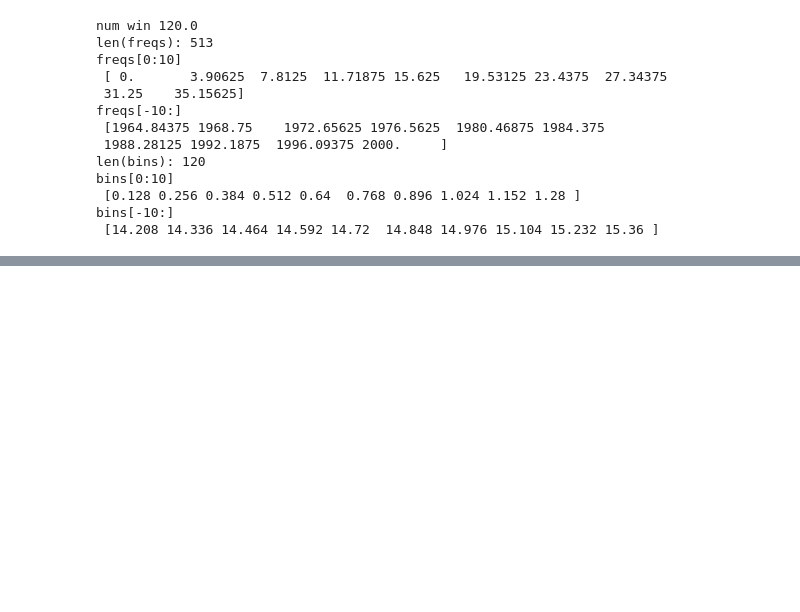
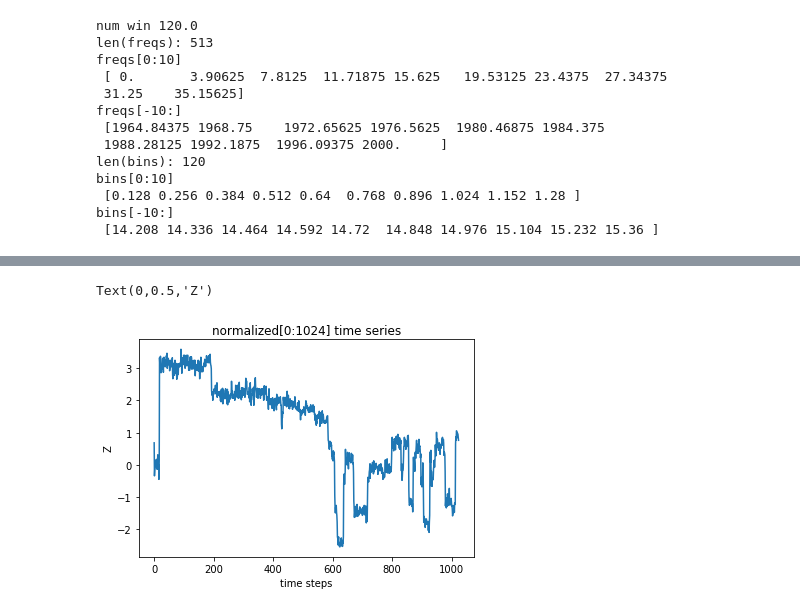
Before and after one commit to AEDWIP/DeepBio, a Jupyter notebook: nanoPoreSpectrogram.ipynb, the cells around one changed output, grey strips where cells are left out. Saved outputs shown, nothing was run; the diff lists cells and outputs as text; code cells hidden in the pictures; blank space fills up the shorter version.

```diff
--- a/nanoPoreSpectrogram.ipynb
+++ b/nanoPoreSpectrogram.ipynb
@@ -106,0 +138,9 @@ bins[-10:]
+# %%
+norm = (raw_data - np.mean(raw_data) ) / np.std(raw_data)
+plt.plot(norm[0:nfft])
+plt.title("normalized[0:" + str(nfft) + "] time series")
+plt.xlabel("time steps")
+plt.ylabel("Z")
+# %% [output]
+Text(0,0.5,'Z')
+[figure, added]
```
Also changed, not shown: parts of 8 cells of this notebook, 2 other files.
